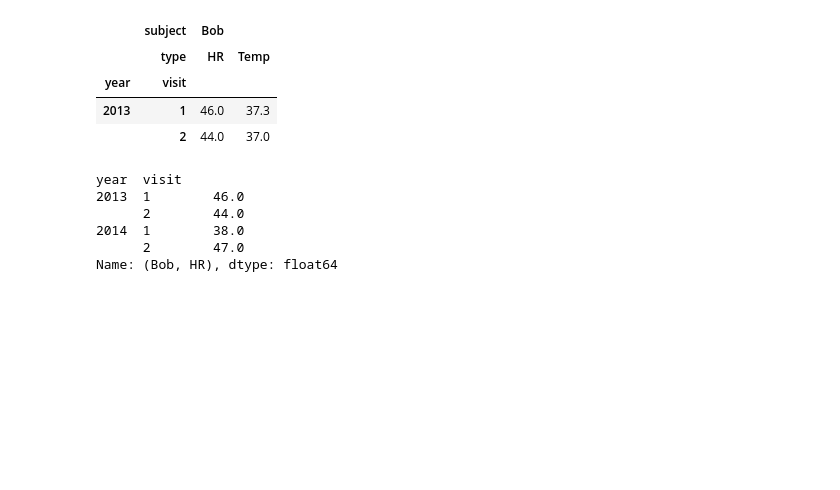
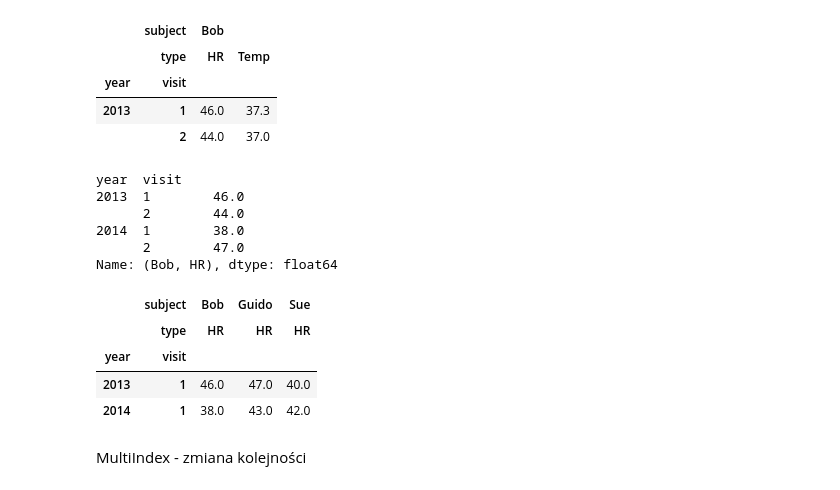
Before and after one commit to aradatascience/arads-Python-workspace, a Jupyter notebook: jupyter_04_pandas.ipynb, the cells around one changed output. Drawn from its saved outputs; the diff is of its cells as text; code cells hidden in the pictures; blank space fills up the shorter version.

```diff
--- a/jupyter_04_pandas.ipynb
+++ b/jupyter_04_pandas.ipynb
@@ -1003,3 +1003,14 @@ year  visit
 2014  1        38.0
       2        47.0
 Name: (Bob, HR), dtype: float64
+# %%
+idx = pd.IndexSlice
+health_data.loc[idx[:, 1], idx[:, 'HR']]
+# %% [output]
+|  | subject | Bob | Guido | Sue |
+|  | type | HR | HR | HR |
+| year | visit |  |  |  |
+| 2013 | 1 | 46.0 | 47.0 | 40.0 |
+| 2014 | 1 | 38.0 | 43.0 | 42.0 |
+# %% [markdown]
+MultiIndex - zmiana kolejności
```
Also changed, not shown: parts of 15 cells of this notebook.
